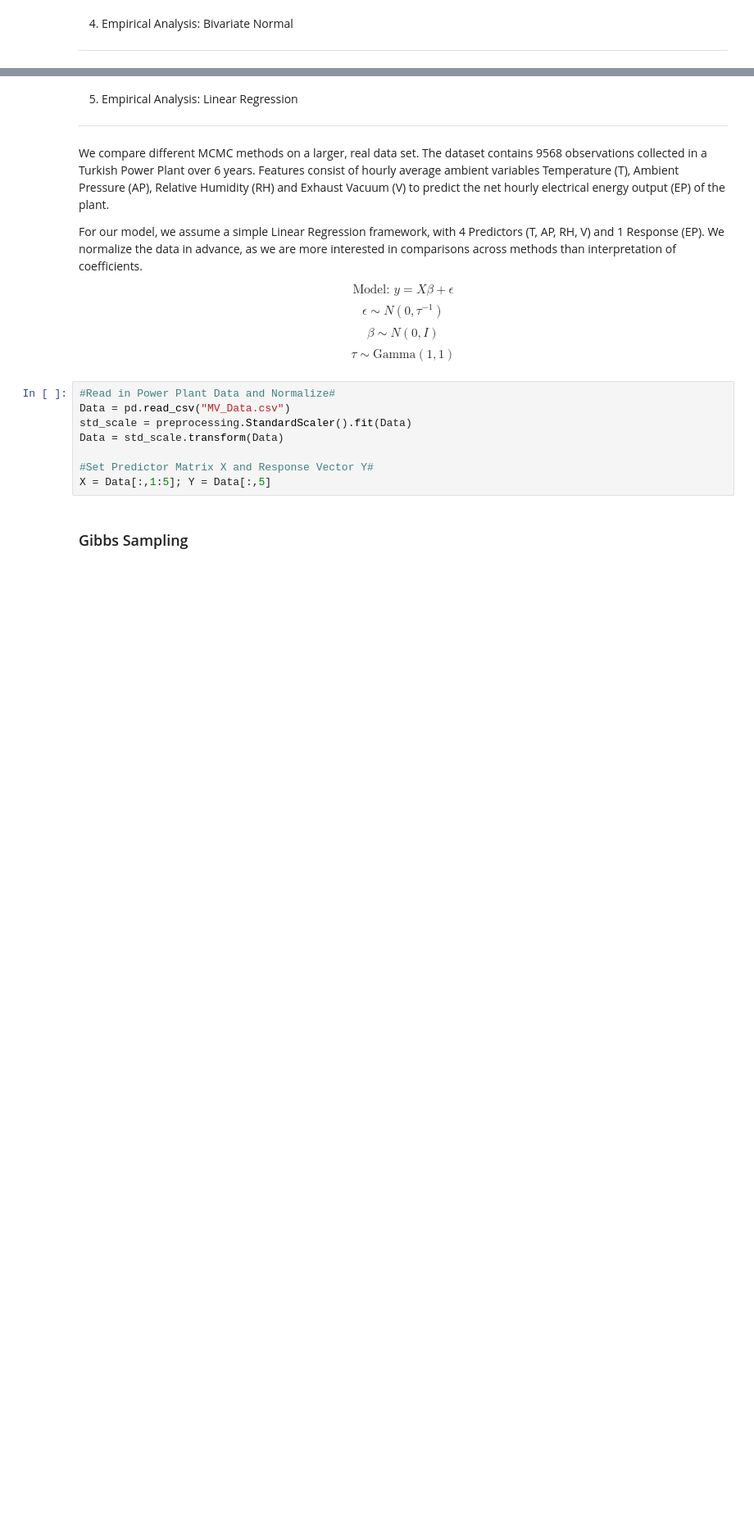
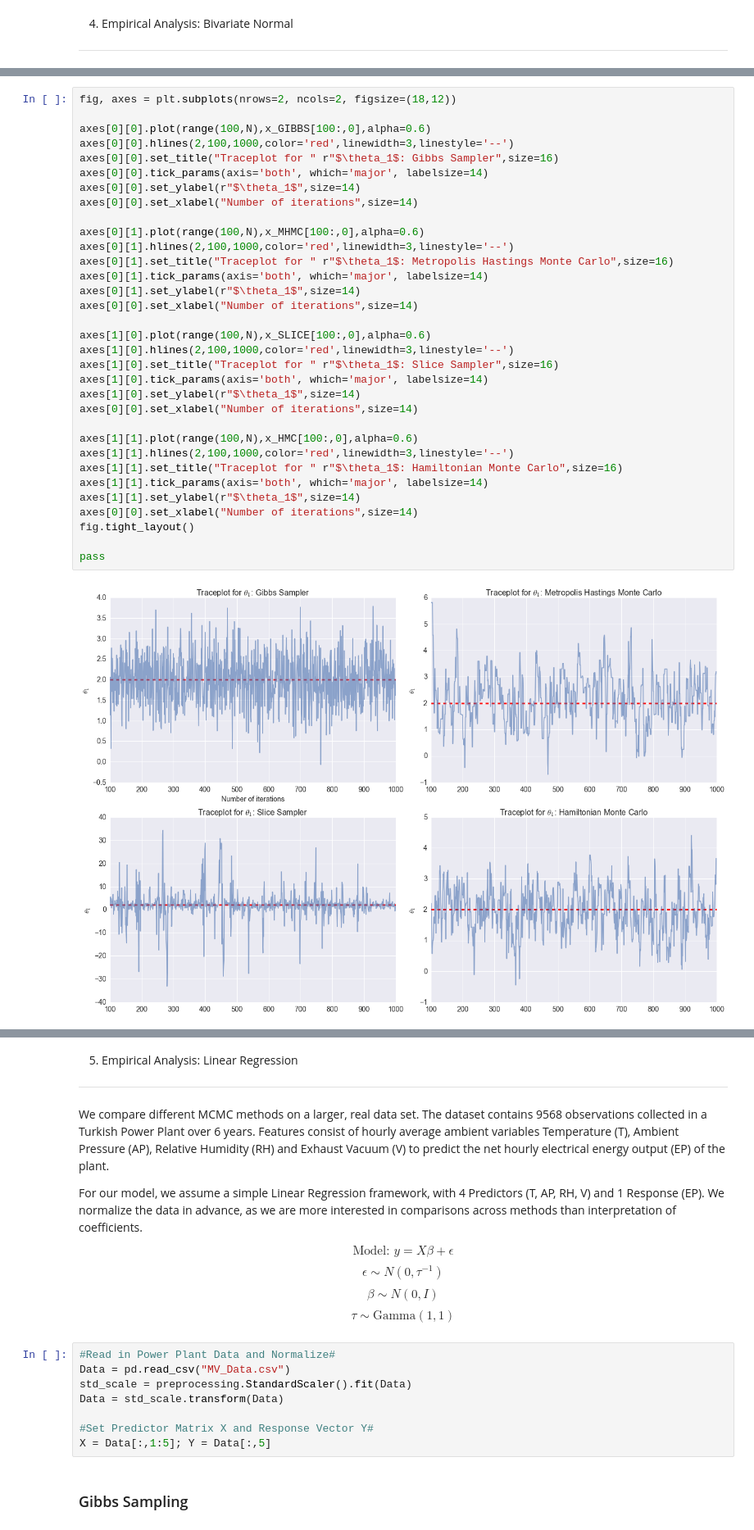
Before and after one commit to ilanman/STA663, a Jupyter notebook: Hamiltonian_Monte_Carlo.ipynb, the cells around one changed output, grey strips where cells are left out. Shown at 82% size. Cells and saved outputs as stored; diff of their text form; blank space fills up the shorter version.

```diff
--- a/Hamiltonian_Monte_Carlo.ipynb
+++ b/Hamiltonian_Monte_Carlo.ipynb
@@ -547,0 +561,35 @@ pass
+# %%
+fig, axes = plt.subplots(nrows=2, ncols=2, figsize=(18,12))
+
+axes[0][0].plot(range(100,N),x_GIBBS[100:,0],alpha=0.6)
+axes[0][0].hlines(2,100,1000,color='red',linewidth=3,linestyle='--')
+axes[0][0].set_title("Traceplot for " r"$\theta_1$: Gibbs Sampler",size=16)
+axes[0][0].tick_params(axis='both', which='major', labelsize=14)
+axes[0][0].set_ylabel(r"$\theta_1$",size=14)
+axes[0][0].set_xlabel("Number of iterations",size=14)
+
+axes[0][1].plot(range(100,N),x_MHMC[100:,0],alpha=0.6)
+axes[0][1].hlines(2,100,1000,color='red',linewidth=3,linestyle='--')
+axes[0][1].set_title("Traceplot for " r"$\theta_1$: Metropolis Hastings Monte Carlo",size=16)
+axes[0][1].tick_params(axis='both', which='major', labelsize=14)
+axes[0][1].set_ylabel(r"$\theta_1$",size=14)
+axes[0][0].set_xlabel("Number of iterations",size=14)
+
+axes[1][0].plot(range(100,N),x_SLICE[100:,0],alpha=0.6)
+axes[1][0].hlines(2,100,1000,color='red',linewidth=3,linestyle='--')
+axes[1][0].set_title("Traceplot for " r"$\theta_1$: Slice Sampler",size=16)
+axes[1][0].tick_params(axis='both', which='major', labelsize=14)
+axes[1][0].set_ylabel(r"$\theta_1$",size=14)
+axes[0][0].set_xlabel("Number of iterations",size=14)
+
+axes[1][1].plot(range(100,N),x_HMC[100:,0],alpha=0.6)
+axes[1][1].hlines(2,100,1000,color='red',linewidth=3,linestyle='--')
+axes[1][1].set_title("Traceplot for " r"$\theta_1$: Hamiltonian Monte Carlo",size=16)
+axes[1][1].tick_params(axis='both', which='major', labelsize=14)
+axes[1][1].set_ylabel(r"$\theta_1$",size=14)
+axes[0][0].set_xlabel("Number of iterations",size=14)
+fig.tight_layout()
+
+pass
+# %% [output]
+[figure, added]
```
Also changed, not shown: parts of 14 cells of this notebook.
